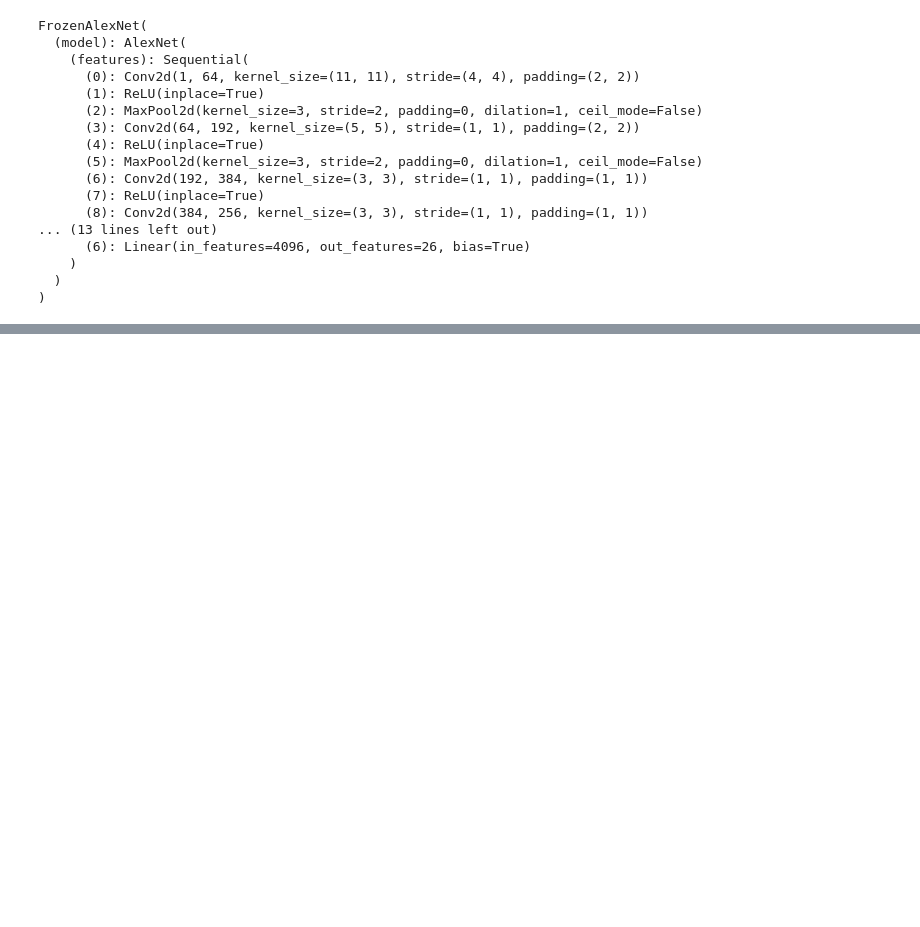
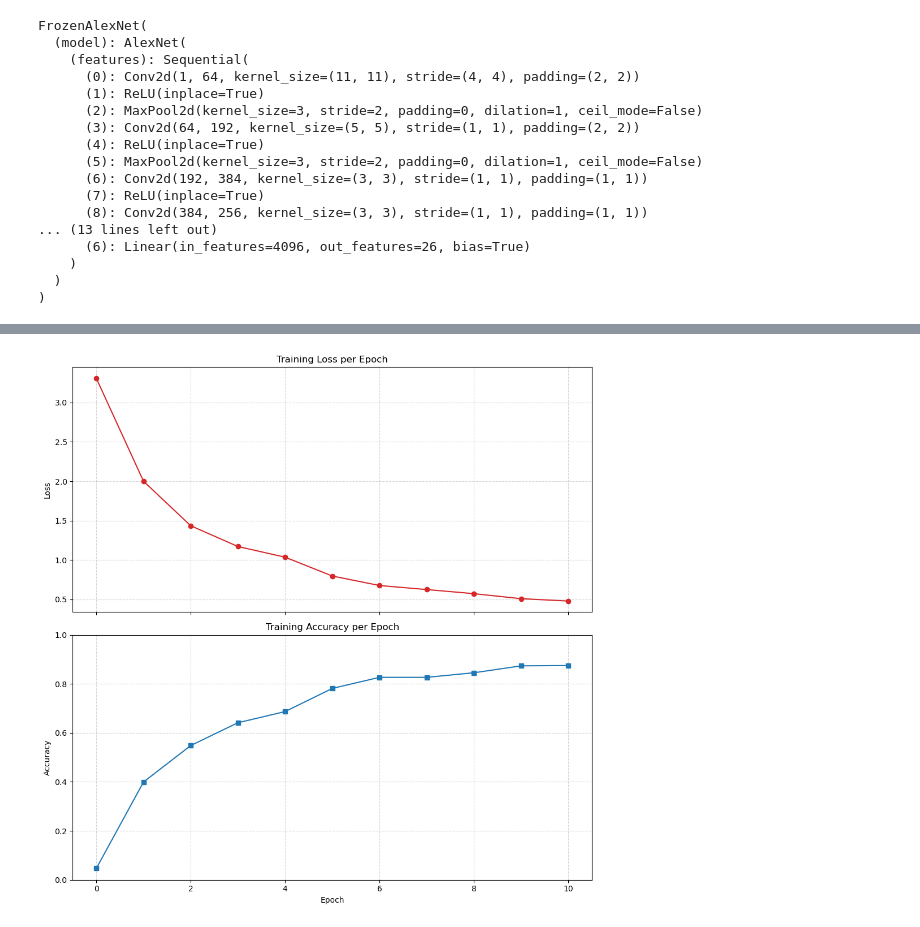
Before and after one commit to notPlancha/AML-homework, a Jupyter notebook: src/lab2/lab2_freeze.ipynb, the cells around one changed output, grey strips where cells are left out. Saved outputs shown, nothing was run; the diff lists cells and outputs as text; code cells hidden in the pictures; blank space fills up the shorter version.

```diff
--- a/src/lab2/lab2_freeze.ipynb
+++ b/src/lab2/lab2_freeze.ipynb
@@ -143,11 +140,16 @@ Estimated Total Size (MB): 696.41
 # %%
 import lightning as L
 import torchvision.transforms as transforms
+from collections import namedtuple
+
+Metrics = namedtuple("Metrics", ["loss", "accuracy"])
 
 class FrozenAlexNet(L.LightningModule):
   def __init__(self, model: torch.nn.Module):
     super().__init__()
     self.model = model
+    self.results: list[Metrics] = []
+    self._results_epoch: list[Metrics] = []
     with torch.no_grad():
       # change out to 26 classes
       self.model.classifier[6] = torch.nn.Linear(4096, 26) # 26 letters of the alphabet
@@ -168,6 +170,7 @@ class FrozenAlexNet(L.LightningModule):
       model.classifier[6].weight.requires_grad = True
       model.classifier[6].bias.requires_grad = True
 
+
   def training_step(self, batch, batch_idx):
     x, _ = batch
     y = self.model(x)
@@ -179,13 +182,25 @@ class FrozenAlexNet(L.LightningModule):
     y = self.model(x)
     loss = torch.nn.functional.cross_entropy(y, _)
     self.log("val_loss", loss, prog_bar=True)
+    acc = (y.argmax(dim=1) == _).float().mean()
+    self.log("val_acc", acc, prog_bar=True)
+    self._results_epoch.append(Metrics(loss.item(), acc.item()))
 
+  def on_validation_epoch_start(self):
+    self._results_epoch = []
+  def on_validation_epoch_end(self):
+    self.results.append(Metrics(
+      np.mean([m.loss for m in self._results_epoch]),
+      np.mean([m.accuracy for m in self._results_epoch])
+    ))
+    self._results_epoch = []
   def test_step(self, batch, batch_idx):
     x, _ = batch
     y = self.model(x)
     loss = torch.nn.functional.cross_entropy(y, _)
     self.log("test_loss", loss, prog_bar=True)
-
+    acc = (y.argmax(dim=1) == _).float().mean()
+    self.log("test_acc", acc, prog_bar=True)
   def configure_optimizers(self):
     return torch.optim.Adam(self.parameters(), lr=1e-3)
 
@@ -256,0 +288,27 @@ visualkeras.layered_view(model.model, legend=True)
+# %%
+metrics = pd.DataFrame(
+  [(i, m.loss, m.accuracy) for i, m in enumerate(frozen_alex_net.results)],
+  columns=["epoch", "loss", "accuracy"]
+).set_index("epoch")
+import matplotlib.pyplot as plt
+
+fig, axes = plt.subplots(2, 1, figsize=(10, 10), sharex=True)
+
+# Plot Loss
+axes[0].plot(metrics.index, metrics["loss"], marker='o', color='tab:red')
+axes[0].set_ylabel("Loss")
+axes[0].set_title("Training Loss per Epoch")
+axes[0].grid(True, linestyle='--', alpha=0.5)
+
+# Plot Accuracy
+axes[1].plot(metrics.index, metrics["accuracy"], marker='s', color='tab:blue')
+axes[1].set_xlabel("Epoch")
+axes[1].set_ylabel("Accuracy")
+axes[1].set_title("Training Accuracy per Epoch")
+axes[1].set_ylim(0, 1)  # Show accuracy between 0 and 1
+axes[1].grid(True, linestyle='--', alpha=0.5)
+
+plt.tight_layout()
+plt.show()
+# %% [output]
+[figure, added]
```
Also changed, not shown: parts of 8 cells of this notebook.
